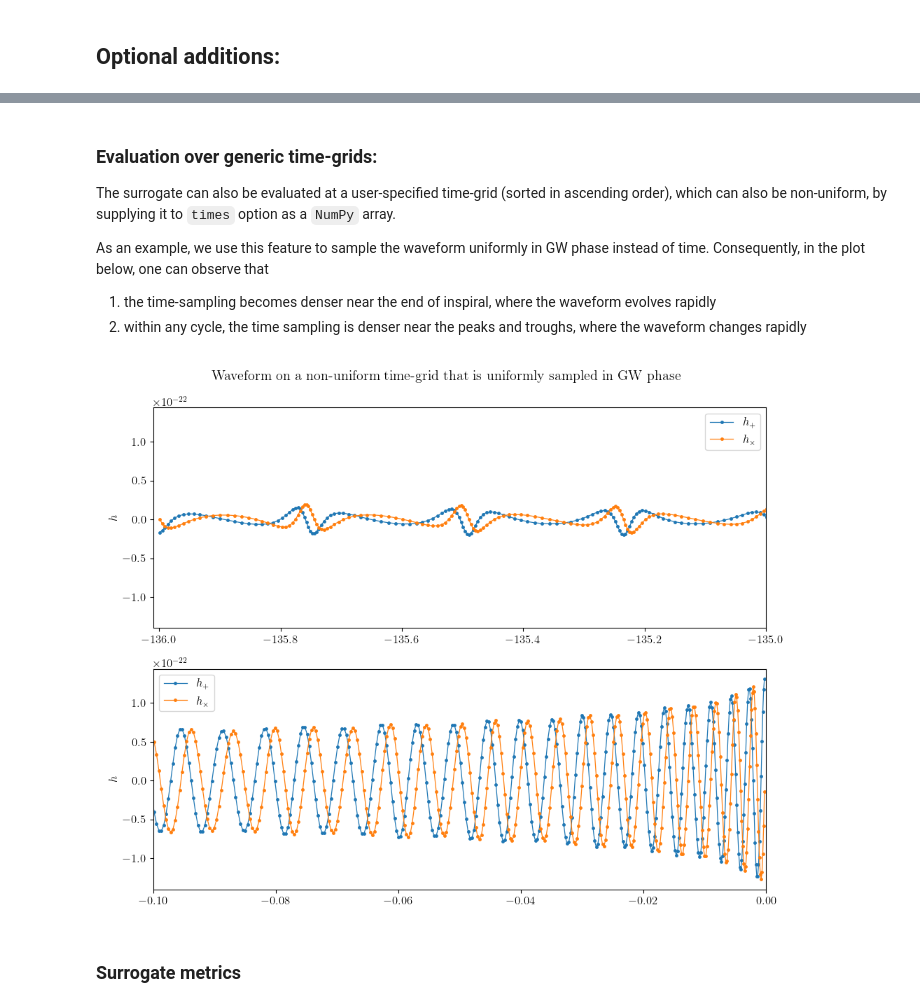
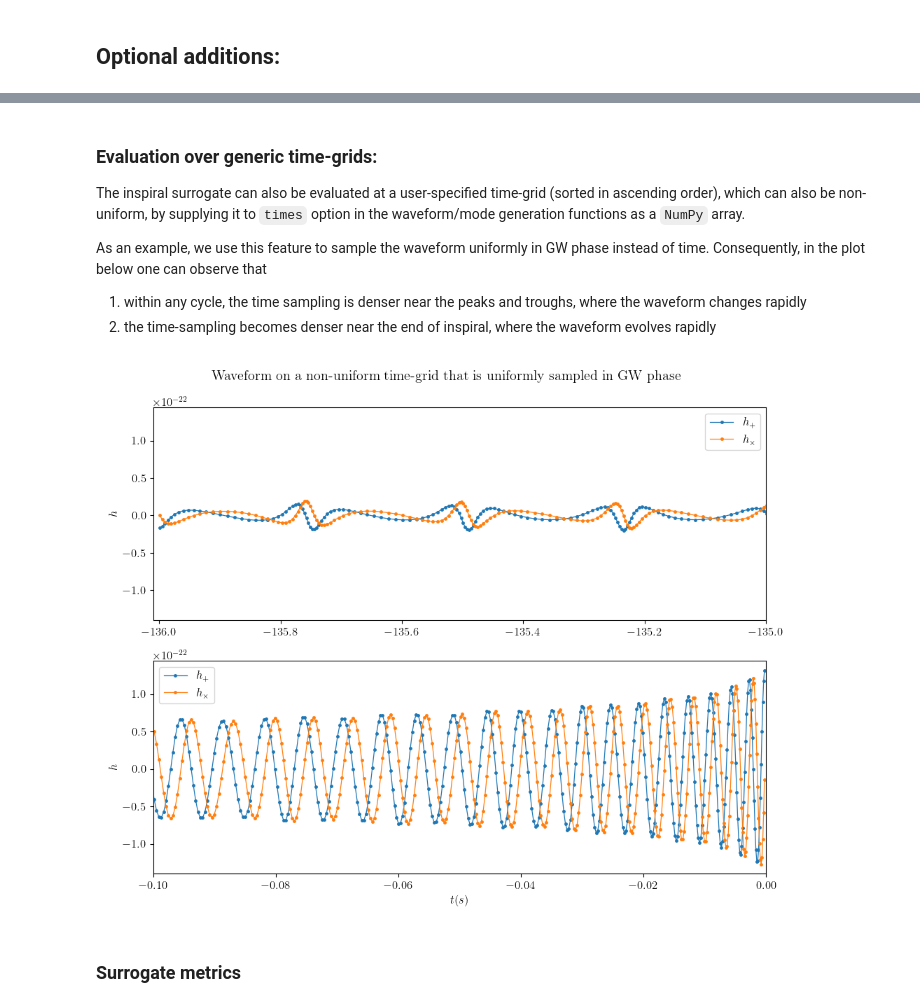
Before and after one commit to Akash-Maurya-0899/esigmapy, a Jupyter notebook: notebooks/EsigmaSur_generation.ipynb, the cells around one changed output, grey strips where cells are left out. Drawn from its saved outputs; the diff is of its cells as text; code cells hidden in the pictures.

```diff
--- a/notebooks/EsigmaSur_generation.ipynb
+++ b/notebooks/EsigmaSur_generation.ipynb
@@ -161,24 +148,14 @@ $e$ and $l$ surrogates are internally required for surrogate waveform generation
 
 $x$ surrogate is not required for inspiral surrogate waveform generation. It is only required by the merger-ringdown attachment algorithm (as detailed in [arxiv:2409.13866](https://arxiv.org/abs/2409.13866)) for producing an IMR waveform using the inspiral surrogate.
 # %%
-m1 = 7. # masses (in solar masses)
-m2 = 3.
-reference_eccentricity = 0.43 # reference eccentricity
-reference_mean_anomaly = 60 * np.pi/180. # reference mean anomaly
 orb_params_list = ['e', 'l', 'x']
-
-distance = 400. # source luminosity distance (in Mpc)
-inclination = 30 * np.pi/180. # orbital inclination with line-of-sight
-
-delta_t = 1/2**12 # time grid-spacing (in s)
-t_start = -136. # Waveform starting time (in s). t=0 corresponds to the end of waveform, so the starting time should be a negative real number
 
 orb_vars, hp, hc = esigmasur.get_inspiral_esigmasur_waveform(
                                                     mass1=m1,
                                                     mass2=m2,
                                                     reference_eccentricity=reference_eccentricity,
                                                     reference_mean_anomaly=reference_mean_anomaly,
-                                                    delta_t = delta_t,
+                                                    delta_t=delta_t,
                                                     t_start=t_start,
                                                     distance=distance,
                                                     inclination=inclination,
@@ -199,24 +224,12 @@ Text(0.5, 0, '$t (s)$')
 # %% [markdown]
 ### Evaluation over generic time-grids:
-The surrogate can also be evaluated at a user-specified time-grid (sorted in ascending order), which can also be non-uniform, by supplying it to `times` option as a `NumPy` array.
+The inspiral surrogate can also be evaluated at a user-specified time-grid (sorted in ascending order), which can also be non-uniform, by supplying it to `times` option in the waveform/mode generation functions as a `NumPy` array.
 
-As an example, we use this feature to sample the waveform uniformly in GW phase instead of time. Consequently, in the plot below, one can observe that
-1. the time-sampling becomes denser near the end of inspiral, where the waveform evolves rapidly
-2. within any cycle, the time sampling is denser near the peaks and troughs, where the waveform changes rapidly
+As an example, we use this feature to sample the waveform uniformly in GW phase instead of time. Consequently, in the plot below one can observe that
+1. within any cycle, the time sampling is denser near the peaks and troughs, where the waveform changes rapidly
+2. the time-sampling becomes denser near the end of inspiral, where the waveform evolves rapidly
 # %%
 # Generating the same waveform as above
-
-m1 = 7. # masses (in solar masses)
-m2 = 3.
-reference_eccentricity = 0.4 # reference eccentricity
-reference_mean_anomaly = 60 * np.pi/180. # reference mean anomaly
-
-distance = 400. # source luminosity distance (in Mpc)
-inclination = 30 * np.pi/180. # orbital inclination with line-of-sight
-
-delta_t = 1/2**12 # time grid-spacing (in s)
-t_start = -136. # Waveform starting time (in s). t=0 corresponds to the end of waveform, so the starting time should be a negative real number
-
 hp, hc = esigmasur.get_inspiral_esigmasur_waveform(
     mass1=m1,
     mass2=m2,
@@ -227,45 +240,46 @@ hp, hc = esigmasur.get_inspiral_esigmasur_waveform(
     distance=distance,
     inclination=inclination)
 
-# Computing a non-uniform time-grid that is uniformly sampled in GW phase
+# Computing a non-uniform time-grid that is uniformly sampled in GW phase instead
 phase_gw = np.unwrap(np.arctan2(hc.data, hp.data))
 num_points_per_cycle = 18
 uniform_phase_grid = np.linspace(phase_gw[2], phase_gw[-2], int(num_points_per_cycle*(phase_gw[-2] - phase_gw[2])/(2*np.pi)), endpoint=True)
 time_grid_uniformly_sampled_in_phase = np.interp(uniform_phase_grid, phase_gw, hp.sample_times.data)
 
 # time_grid = -np.logspace(np.log10(0.001), np.log10(20), 5000)[::-1]
 
 # Generating the waveform on the non-uniform time grid by passing it to the `times` argument
 t, hp, hc = esigmasur.get_inspiral_esigmasur_waveform(
     mass1=m1,
     mass2=m2,
     reference_eccentricity=reference_eccentricity,
     reference_mean_anomaly=reference_mean_anomaly,
     times=time_grid_uniformly_sampled_in_phase,
     distance=distance,
     inclination=inclination,
-    return_pycbc_timeseries=False, # When giving a custom time-grid, can't return waveform as a PyCBC object
+    return_pycbc_timeseries=False, # When giving a custom time-grid, can't return waveform as a PyCBC TimeSeries object
 )
 
+# Plotting
 fig, (ax1, ax2) = plt.subplots(2, 1, figsize=(10, 8))
-
 fig.suptitle(r"Waveform on a non-uniform time-grid that is uniformly sampled in GW phase")
 
 ax1.plot(t, hp, marker='.', lw=0.9, markersize=5, label=r"$h_+$")
 ax1.plot(t, hc, marker='.', lw=0.9, markersize=5, label=r"$h_\times$")
+ax1.set_ylabel("$h$")
 ax1.set_xlim(-136.01, -135.)
-ax1.set_ylabel(r"$h$")
 ax1.legend()
 
 ax2.plot(t, hp, marker='.', lw=0.9, markersize=5, label=r"$h_+$")
 ax2.plot(t, hc, marker='.', lw=0.9, markersize=5, label=r"$h_\times$")
+ax2.set_ylabel("$h$")
 ax2.set_xlim(-0.1, 0.)
-ax2.set_ylabel(r"$h$")
 ax2.legend()
 
+plt.xlabel(r"$t (s)$")
 plt.tight_layout()
 # %% [output]
-[figure, old version]
+[figure, new version]
 # %% [markdown]
 ### Surrogate metrics
 # %%
```
Also changed, not shown: parts of 26 cells of this notebook.
